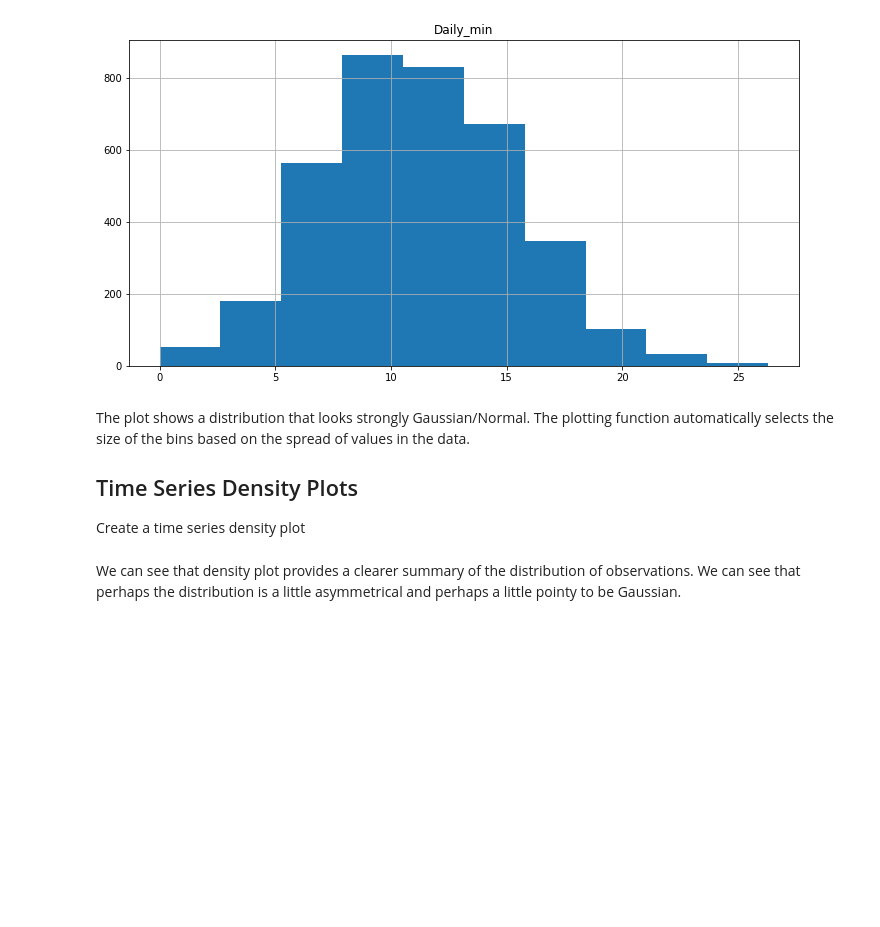
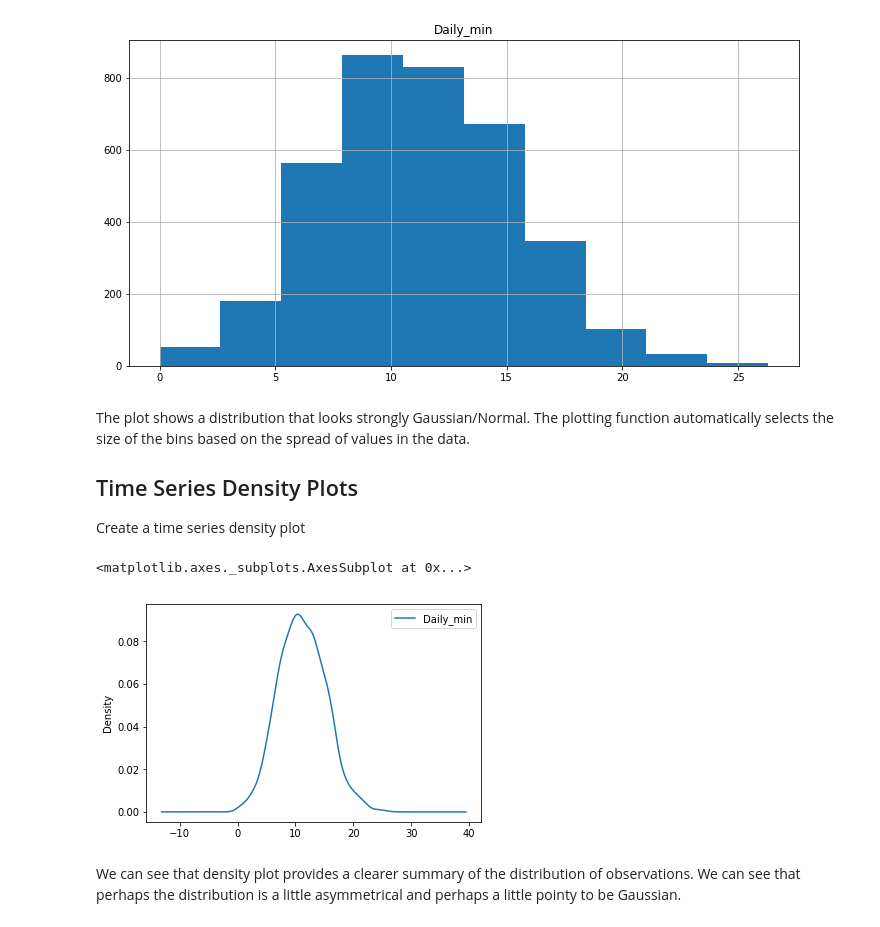
Before and after one commit to vaeb80/dsc-3-25-04-visualizing-time-series-data-lab-nyc-career-ds-102218, a Jupyter notebook: index.ipynb, the cells around one changed output. Cells and saved outputs as stored; diff of their text form; code cells hidden in the pictures; blank space fills up the shorter version.

```diff
--- a/index.ipynb
+++ b/index.ipynb
@@ -128,7 +128,10 @@ The plot shows a distribution that looks strongly Gaussian/Normal. The plotting
 Create a time series density plot
 # %%
 # Plot a density plot for temperature dataset
-df.plot
+df.plot.kde()
+# %% [output]
+<matplotlib.axes._subplots.AxesSubplot at 0x...>
+[figure, added]
 # %% [markdown]
 We can see that density plot provides a clearer summary of the distribution of observations. We can see that perhaps the distribution is a little asymmetrical and perhaps a little pointy to be Gaussian.
 # %% [markdown]
```
